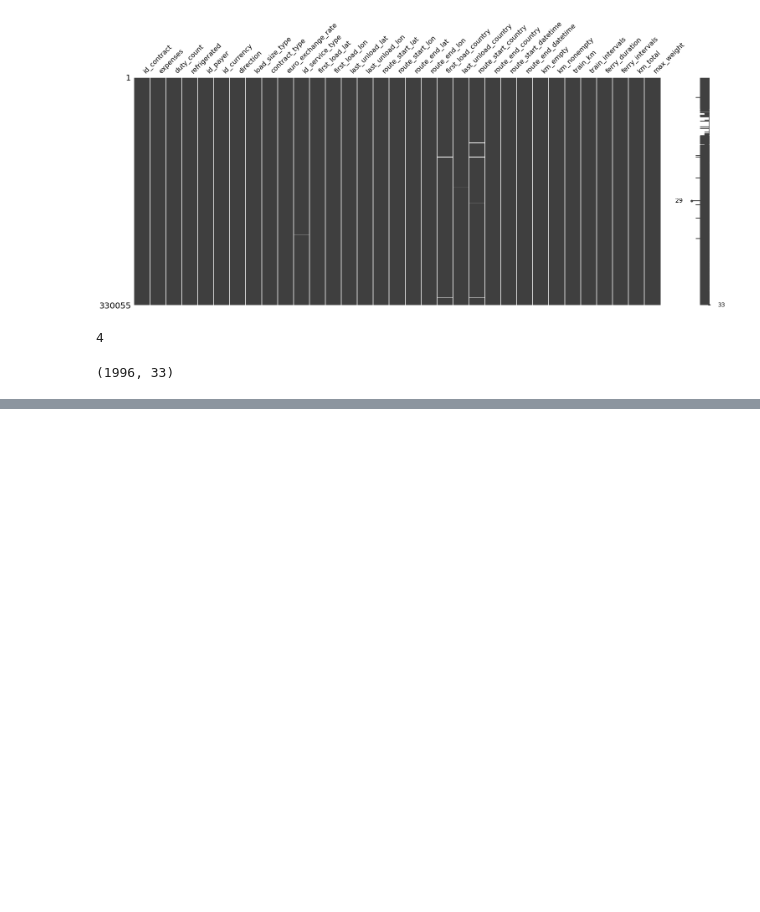
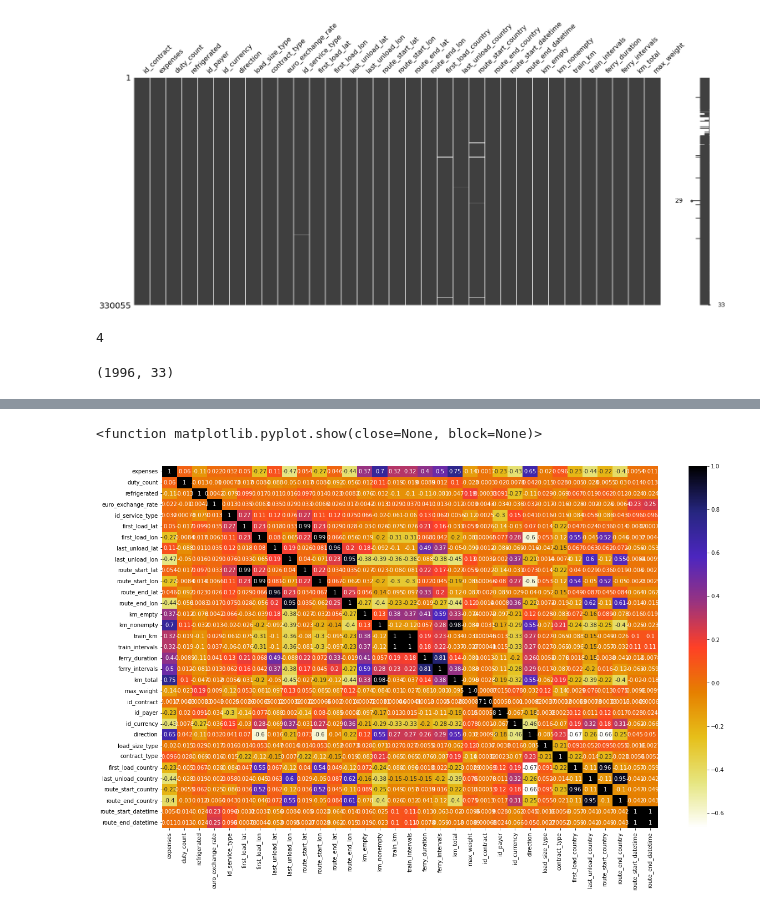
Before and after one commit to MehdiAdd/Predicting-the-Costs-of-Forwarding-Contracts, a Jupyter notebook: Predicting the Costs of Forwarding Contracts.ipynb, the cells around one changed output, grey strips where cells are left out. Saved outputs shown, nothing was run; the diff lists cells and outputs as text; code cells hidden in the pictures; blank space fills up the shorter version.

```diff
--- a/Predicting the Costs of Forwarding Contracts.ipynb
+++ b/Predicting the Costs of Forwarding Contracts.ipynb
@@ -192,0 +204,12 @@ dataset.loc[dataset.isna().sum(axis=1)>1].shape
+# %%
+from sklearn.preprocessing import LabelEncoder
+#creating instance of labelEncoder
+encoder=LabelEncoder()
+dataset_main_v1=dataset1
+for cat in cat_columns:
+    #encoding the given categorical column
+    en=encoder.fit_transform(dataset1[cat])
+    #drop the ancien column and replace it with the encoded column
+    dataset_main_v1.drop(cat, axis=1, inplace=True)
+    dataset1[cat]=en
+dataset1.info()
@@ -192,0 +234,8 @@ dataset.loc[dataset.isna().sum(axis=1)>1].shape
+# %%
+plt.figure(figsize=(20,12))
+cor_dataset1=dataset1.corr()
+sns.heatmap(cor_dataset1,annot=True, cmap=plt.cm.CMRmap_r)
+plt.show
+# %% [output]
+<function matplotlib.pyplot.show(close=None, block=None)>
+[figure, added]
```
Also changed, not shown: parts of 9 cells of this notebook.
